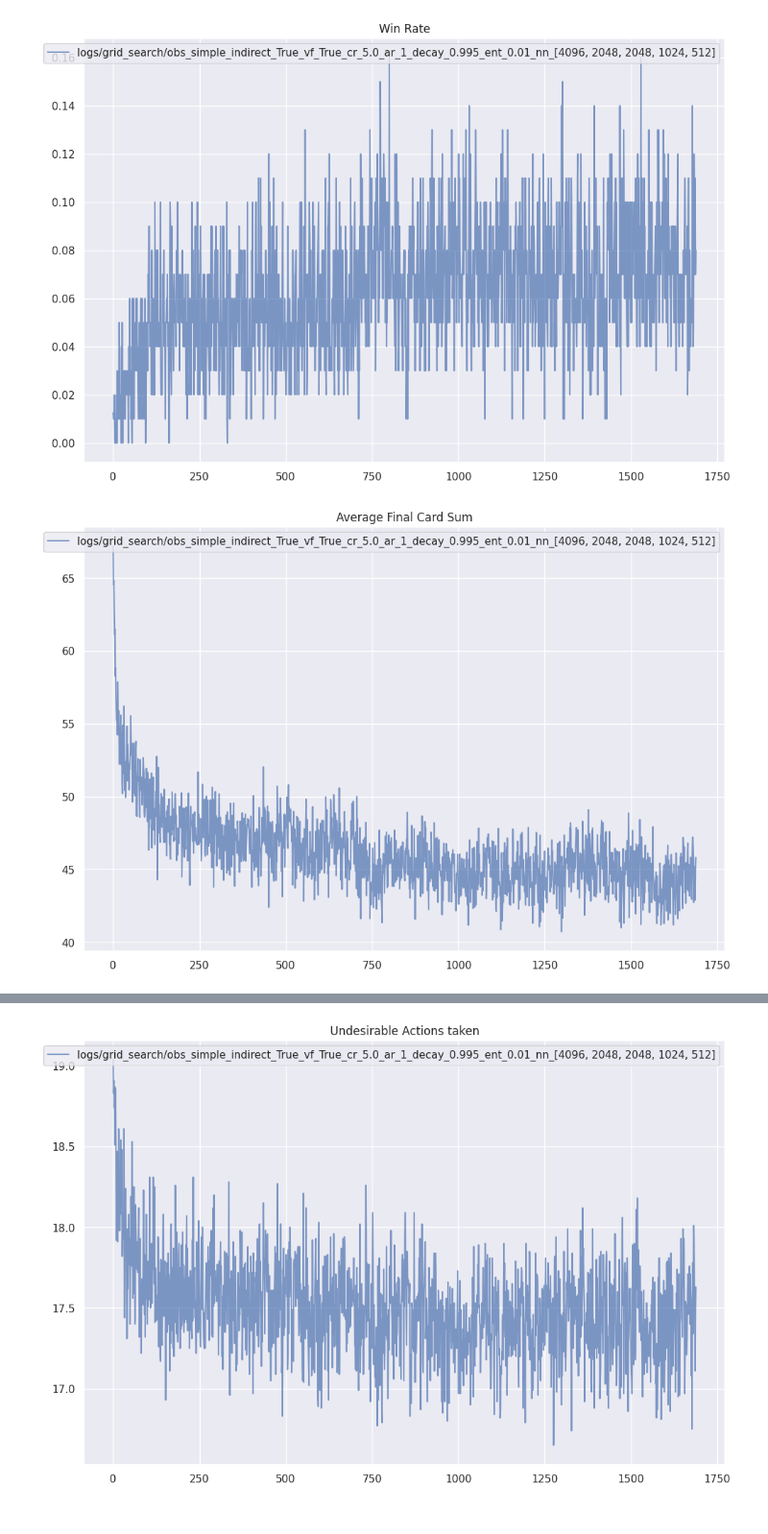
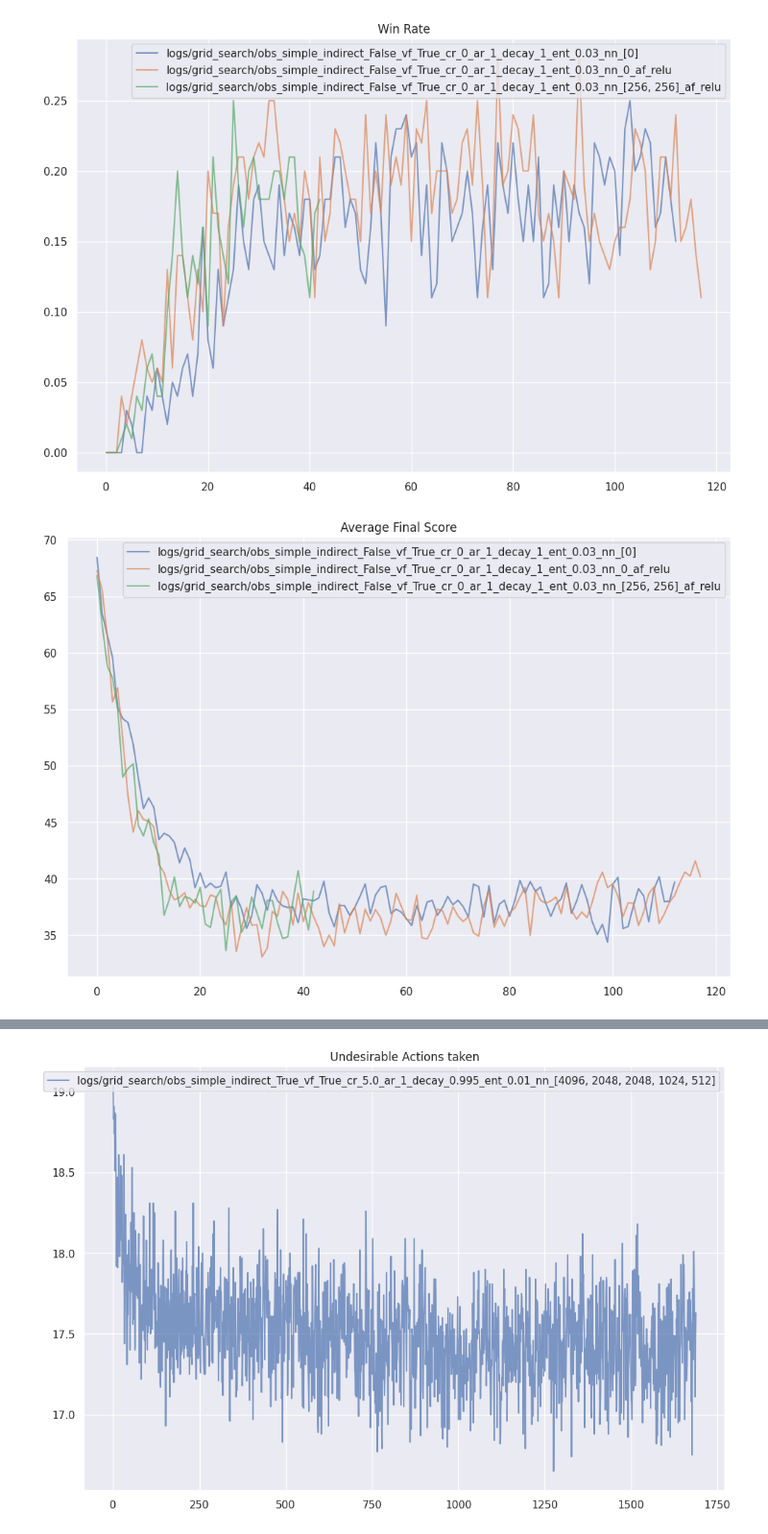
Before and after one commit to faguodev/SkyjoAI, a Jupyter notebook: evaluation.ipynb, the cells around one changed output, grey strips where cells are left out. Shown at 96% size. Saved outputs shown, nothing was run; the diff lists cells and outputs as text; code cells hidden in the pictures.

```diff
--- a/evaluation.ipynb
+++ b/evaluation.ipynb
@@ -32,11 +32,25 @@ def get_metrics(
 # %%
 # Add all paths to the experiments here
 logs_to_evaluate = [
-    # "logs/logs10",
-    # "logs/logs11",
-    # # "logs/logs12",
-    # "logs/logs13",
-    "logs/grid_search/obs_simple_indirect_True_vf_True_cr_5.0_ar_1_decay_0.995_ent_0.01_nn_[4096, 2048, 2048, 1024, 512]"
+    # "logs/grid_search/obs_simple_indirect_True_vf_True_cr_5.0_ar_5_decay_0.98_ent_0.03_nn_[2048, 2048, 1024, 512]",
+    # "logs/grid_search/obs_simple_indirect_False_vf_True_cr_5.0_ar_5_decay_0.98_ent_0.03_nn_[2048, 2048, 1024, 512]",
+    # "logs/grid_search/obs_onehot_indirect_True_vf_True_cr_5.0_ar_5_decay_0.98_ent_0.03_nn_[2048, 2048, 1024, 512]",
+    # "logs/grid_search/obs_onehot_indirect_False_vf_True_cr_5.0_ar_5_decay_0.98_ent_0.03_nn_[2048, 2048, 1024, 512]",
+    # "logs/grid_search/obs_simple_indirect_True_vf_True_cr_0.0_ar_5_decay_0.98_ent_0.01_nn_[2048, 2048, 1024, 512]",
+    # "logs/grid_search/obs_simple_indirect_True_vf_True_cr_5_ar_1_decay_0.95_ent_0.01_nn_[2048, 2048, 1024, 512]",
+    # "logs/grid_search/obs_simple_indirect_True_vf_True_cr_5_ar_1_decay_0.995_ent_0.01_nn_[2048, 2048, 1024, 512]",
+    # "logs/grid_search/obs_simple_indirect_True_vf_True_cr_5_ar_1_decay_1_ent_0.01_nn_[2048, 2048, 1024, 512]",
+    # "logs/grid_search/obs_simple_indirect_True_vf_True_cr_5_ar_5_decay_0.98_ent_0.01_nn_[2048, 2048, 1024, 512]",
+    # "logs/grid_search/obs_simple_indirect_True_vf_True_cr_5.0_ar_1_decay_0.995_ent_0.01_nn_[2048, 2048, 1024, 512]",
+    # "logs/grid_search/obs_simple_indirect_True_vf_True_cr_5.0_ar_5_decay_0.98_ent_0.01_nn_[2048, 2048, 1024, 512]",
+    # "logs/grid_search/obs_simple_indirect_True_vf_True_cr_5.0_ar_5_decay_1_ent_0.01_nn_[512, 256, 128]",
+    # "logs/grid_search/obs_simple_indirect_True_vf_True_cr_5.0_ar_5_decay_1_ent_0.01_nn_[1024, 512, 256]",
+    #"logs/grid_search/obs_simple_indirect_True_vf_True_cr_5.0_ar_5_decay_1_ent_0.01_nn_[1024, 1024, 512, 256]",
+    "logs/grid_search/obs_simple_indirect_False_vf_True_cr_0_ar_1_decay_1_ent_0.03_nn_[0]",
+    #"logs/grid_search/obs_simple_indirect_False_vf_True_cr_0_ar_1_decay_1_ent_0.03_nn_[2048, 2048, 1024, 512]_af_tanh",
+    "logs/grid_search/obs_simple_indirect_False_vf_True_cr_0_ar_1_decay_1_ent_0.03_nn_0_af_relu",
+    "logs/grid_search/obs_simple_indirect_False_vf_True_cr_0_ar_1_decay_1_ent_0.03_nn_[256, 256]_af_relu"
+
 ]
 
 all_hist_stats = []
@@ -51,15 +75,15 @@ plt.title("Win Rate")
 plt.legend()
 plt.show()
 # %% [output]
-[figure, old version]
+[figure, new version]
 # %%
 for logs, hist_stats in zip(logs_to_evaluate, all_hist_stats):
     sns.lineplot(hist_stats["final_score_0_mean"], label=logs, alpha=0.7)
-plt.title("Average Final Card Sum")
+plt.title("Average Final Score")
 plt.legend()
 plt.show()
 # %% [output]
-[figure, old version]
+[figure, new version]
 # %%
 for logs, hist_stats in zip(logs_to_evaluate, all_hist_stats):
     sns.lineplot(hist_stats["policy_main_reward_mean"], label=logs, alpha=0.7)
```
Also changed, not shown: parts of 2 cells of this notebook.
